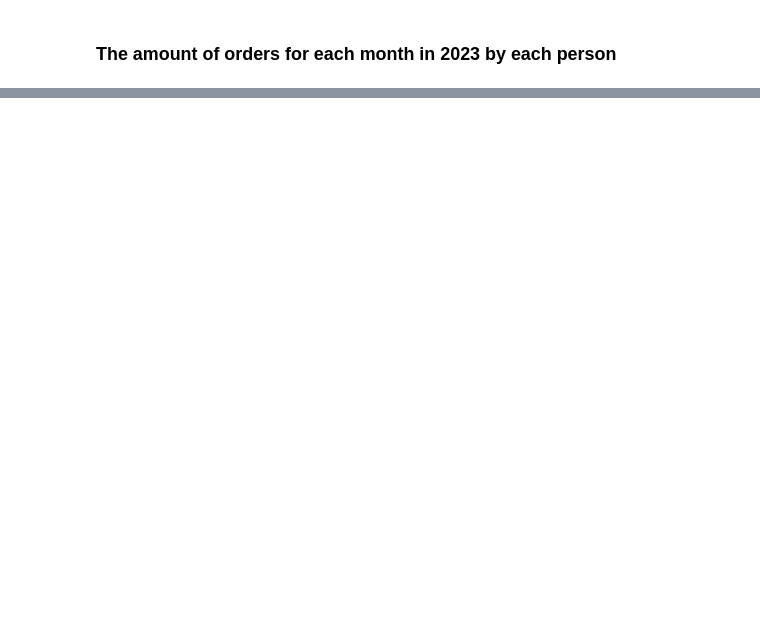
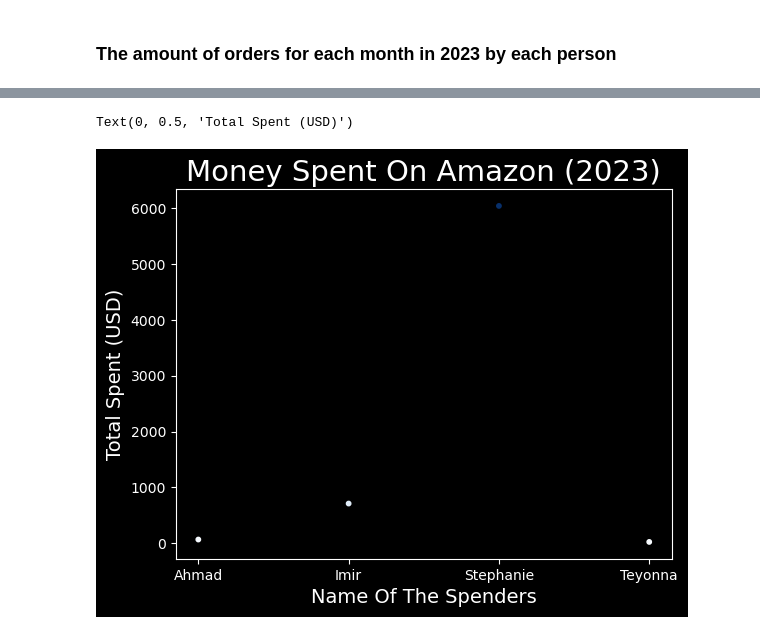
Before and after one commit to imirransom7/Amazon-Order-History, a Jupyter notebook: imir_amazon_order_history/orders.ipynb, the cells around one changed output, grey strips where cells are left out. Drawn from its saved outputs; the diff is of its cells as text; code cells hidden in the pictures; blank space fills up the shorter version.

```diff
--- a/imir_amazon_order_history/orders.ipynb
+++ b/imir_amazon_order_history/orders.ipynb
@@ -216,6 +216,16 @@ def get_month(month):
         return 'June'
     elif month >= "2023-07-01" and month < "2023-08-01":
         return 'July'
+    elif month >= "2023-08-01" and month < "2023-09-01":
+        return 'August'
+    elif month >= "2023-09-01" and month < "2023-10-01":
+        return 'September'
+    elif month >= "2023-10-01" and month < "2023-11-01":
+        return 'October'
+    elif month >= "2023-11-01" and month < "2023-12-01":
+        return 'November'
+    elif month >= "2023-12-01" and month < "2024-01-01":
+        return 'December'
 # %%
 df['Month'] = df['Order Date'].apply(get_month)
 # %% [markdown]
@@ -245,0 +318,12 @@ current_overall_sum
+# %%
+x = sorted(items_for_2023['Name'].unique())
+y = current_overall_sum['Total Owed']
+plt.style.use('dark_background')
+fig, ax = plt.subplots()
+ax.scatter(x, y, c=y, cmap=plt.cm.Blues, s=10)
+ax.set_title('money spent on amazon (2023)'.title(), fontsize=21)
+ax.set_xlabel("name of the spenders".title(), fontsize=14)
+ax.set_ylabel('total spent'.title() + ' (USD)', fontsize=14)
+# %% [output]
+Text(0, 0.5, 'Total Spent (USD)')
+[figure, added]
```
Also changed, not shown: parts of 6 cells of this notebook, 2 other files.
